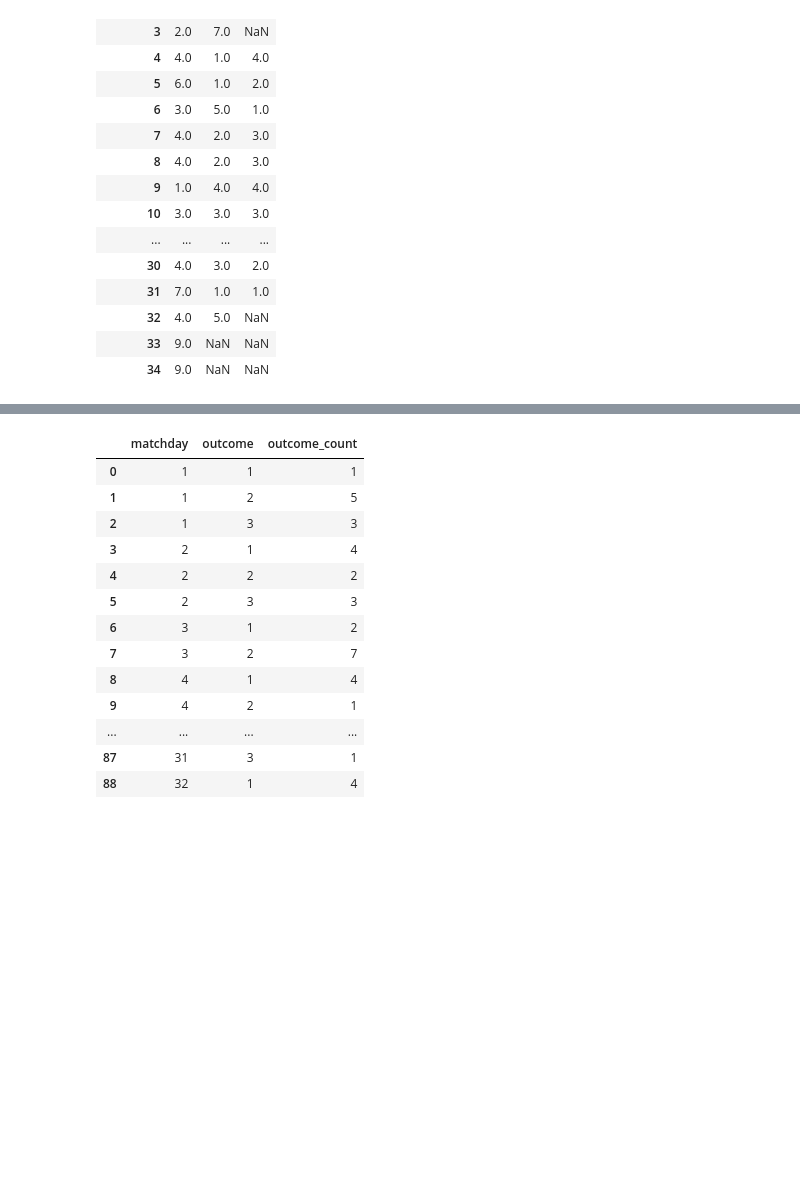
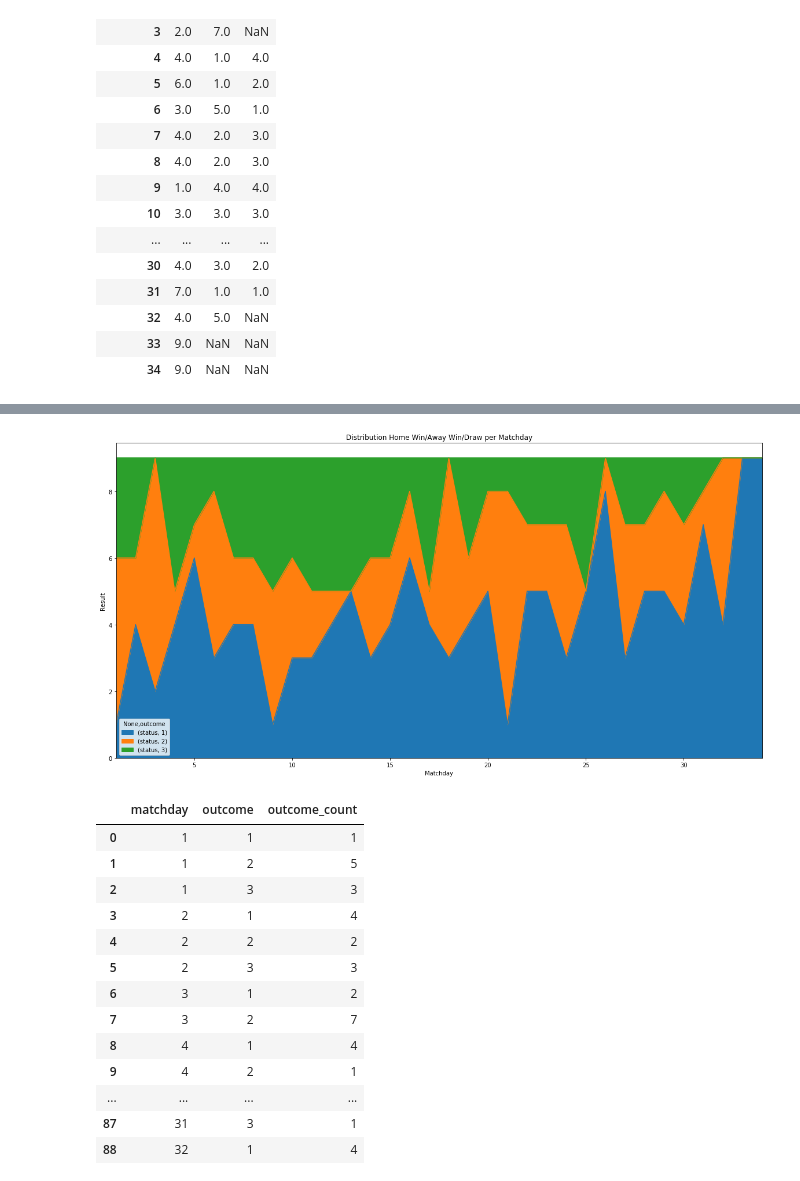
Before and after one commit to lucasjellema/jupyter-notebook-eredivisie, a Jupyter notebook: EredivisieResults_2016_2017.ipynb, the cells around one changed output, grey strips where cells are left out. Saved outputs shown, nothing was run; the diff lists cells and outputs as text; code cells hidden in the pictures; blank space fills up the shorter version.

```diff
--- a/EredivisieResults_2016_2017.ipynb
+++ b/EredivisieResults_2016_2017.ipynb
@@ -654,3 +643,11 @@ plt.show()
+# %%
+counts.plot(kind='area',stacked=True,title="Distribution Home Win/Away Win/Draw per Matchday",figsize=(20, 10))
+plt.ylabel('Result')
+plt.xlabel('Matchday')
+
+plt.show()
+# %% [output]
+[figure, added]
 # %%
 counts= fixtures.groupby(['matchday', 'outcome'])[['status']].count().reset_index()
 counts.rename(columns={'status': 'outcome_count'}, inplace=True)
```
Also changed, not shown: parts of 3 cells of this notebook.
